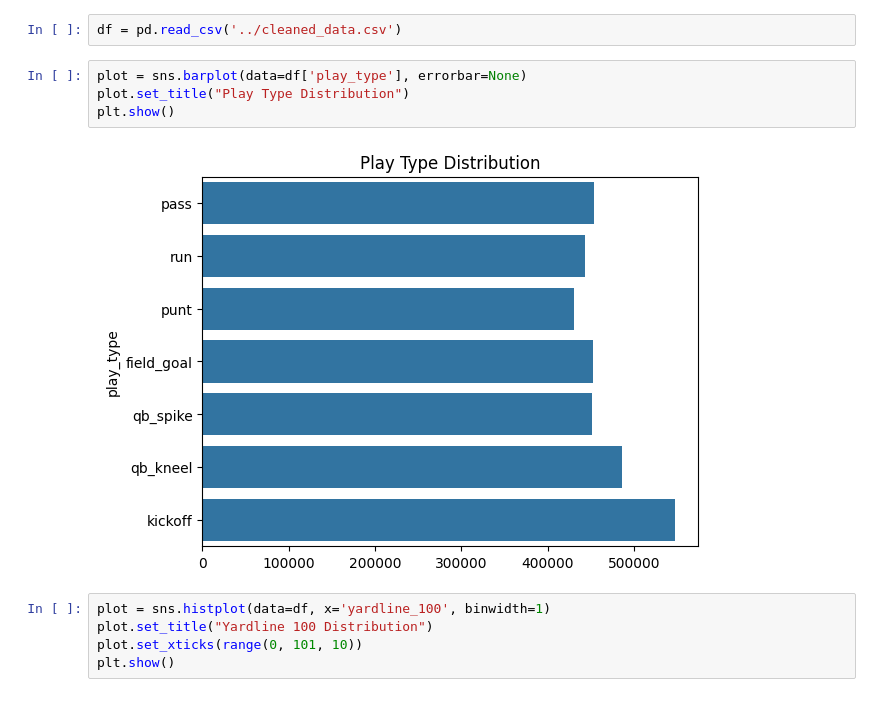
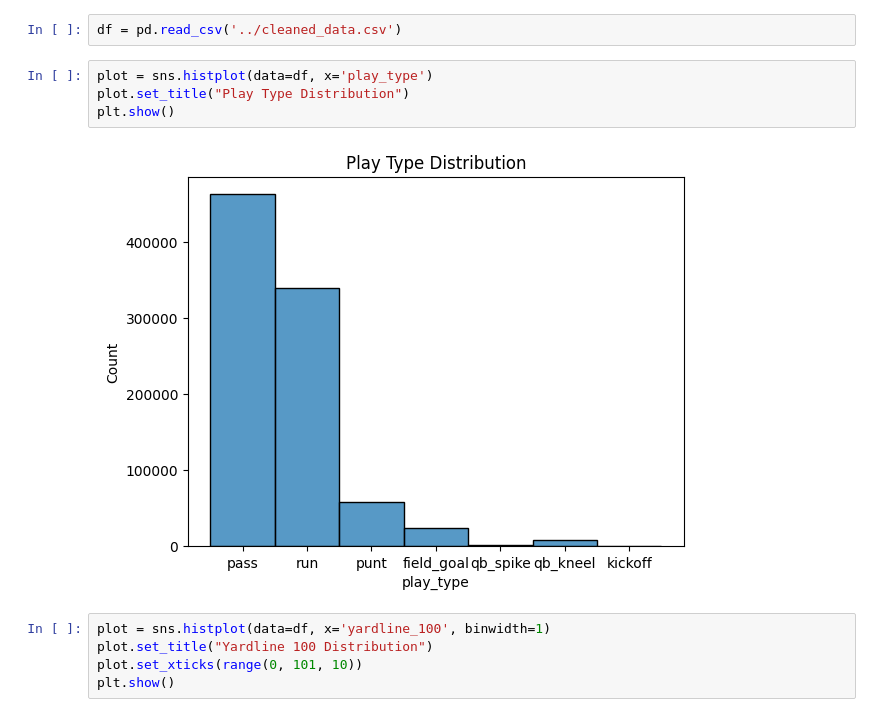
Before and after one commit to hensleyas21/dsciCapstone, a Jupyter notebook: data_report/plots.ipynb, the cells around one changed output. Drawn from its saved outputs; the diff is of its cells as text.

Commit message:
Plots update

```diff
--- a/data_report/plots.ipynb
+++ b/data_report/plots.ipynb
@@ -5,11 +5,11 @@ import matplotlib.pyplot as plt
 # %%
 df = pd.read_csv('../cleaned_data.csv')
 # %%
-plot = sns.barplot(data=df['play_type'], errorbar=None)
+plot = sns.histplot(data=df, x='play_type')
 plot.set_title("Play Type Distribution")
 plt.show()
 # %% [output]
-[figure, old version]
+[figure, new version]
 # %%
 plot = sns.histplot(data=df, x='yardline_100', binwidth=1)
 plot.set_title("Yardline 100 Distribution")
```
Also changed, not shown: parts of 2 cells of this notebook.
